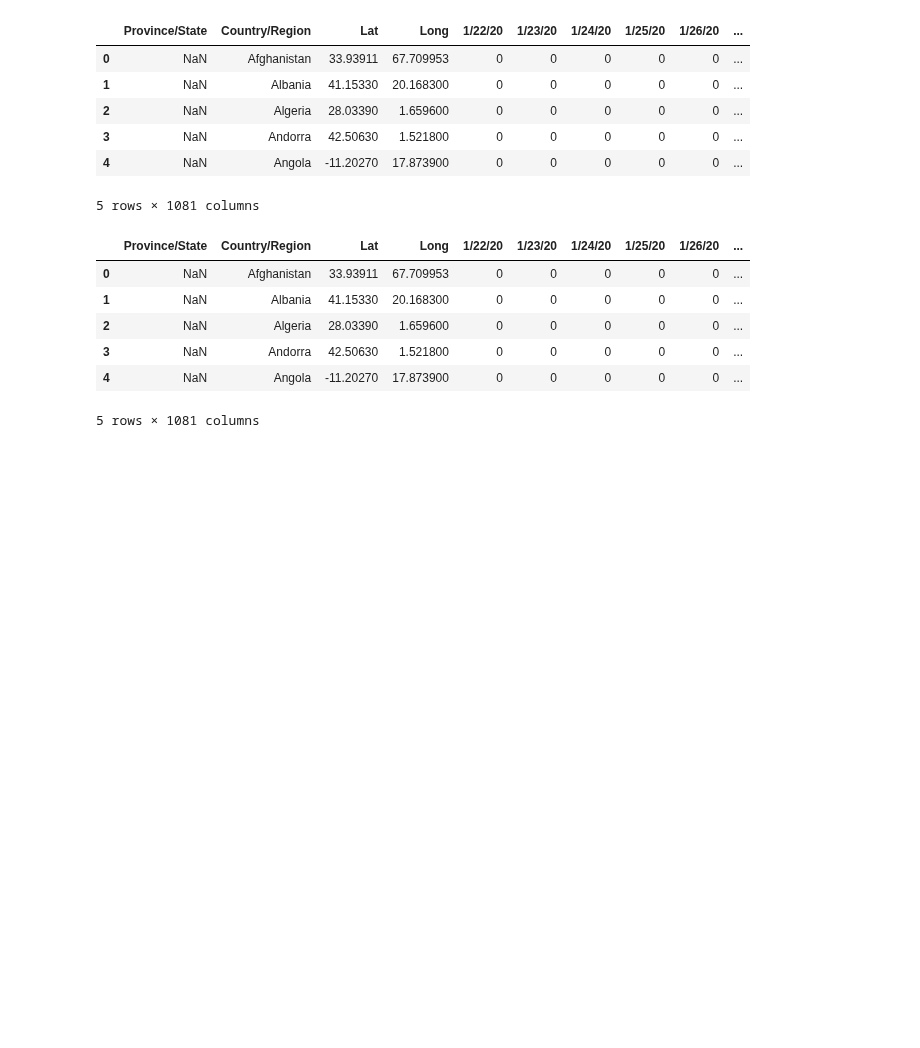
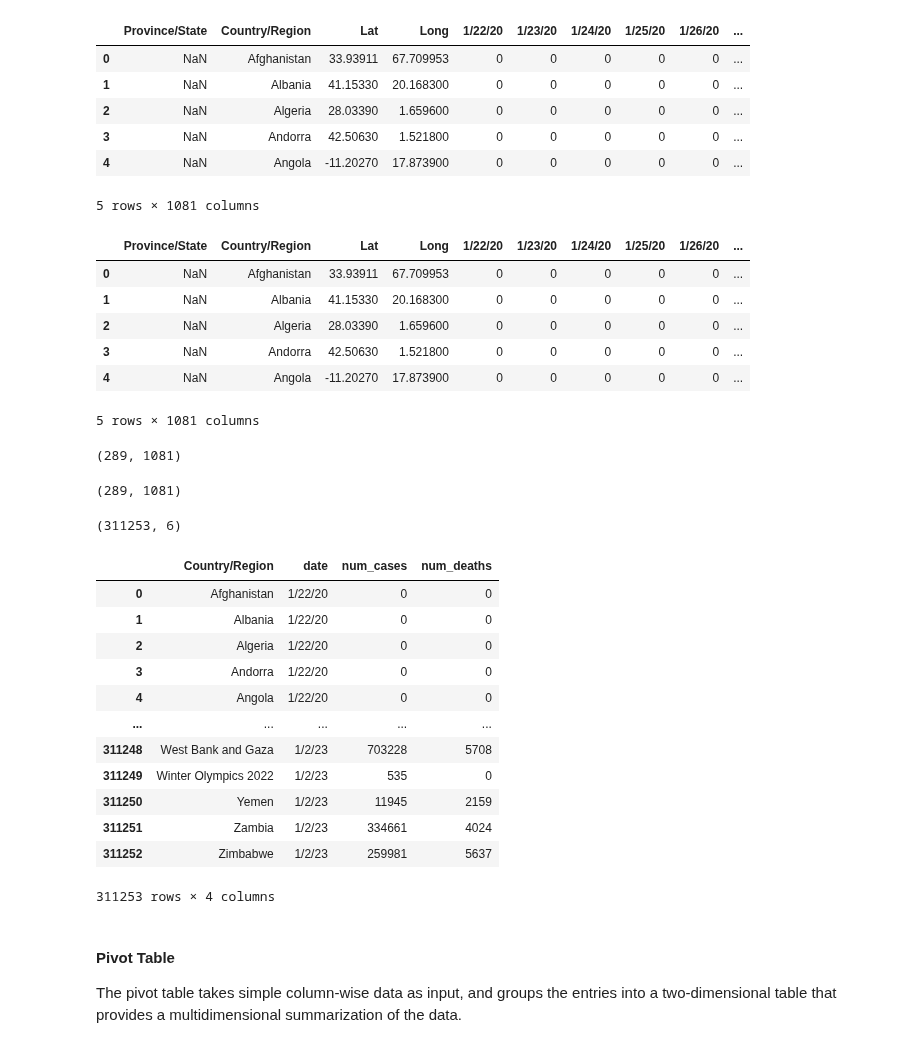
Before and after one commit to thekushak0003/My-DSMP-Journey, a Jupyter notebook: sessions files/session21.ipynb, the cells around one changed output. Cells and saved outputs as stored; diff of their text form; code cells hidden in the pictures; blank space fills up the shorter version.

```diff
--- a/sessions files/session21.ipynb
+++ b/sessions files/session21.ipynb
@@ -438,3 +438,38 @@ confirm.head()
 | 3 | NaN | Andorra | 42.50630 | 1.521800 | 0 | 0 | 0 | 0 | 0 | ... |
 | 4 | NaN | Angola | -11.20270 | 17.873900 | 0 | 0 | 0 | 0 | 0 | ... |
 5 rows × 1081 columns
+# %%
+death.shape
+# %% [output]
+(289, 1081)
+# %%
+confirm.shape
+# %% [output]
+(289, 1081)
+# %%
+death = death.melt(id_vars=['Province/State','Country/Region','Lat','Long'],var_name='date',value_name='num_deaths')
+confirm = confirm.melt(id_vars=['Province/State','Country/Region','Lat','Long'],var_name='date',value_name='num_cases')
+# %%
+death.shape
+# %% [output]
+(311253, 6)
+# %%
+confirm.merge(death,on=['Province/State','Country/Region','Lat','Long','date'])[['Country/Region','date','num_cases','num_deaths']]
+# %% [output]
+|  | Country/Region | date | num_cases | num_deaths |
+| 0 | Afghanistan | 1/22/20 | 0 | 0 |
+| 1 | Albania | 1/22/20 | 0 | 0 |
+| 2 | Algeria | 1/22/20 | 0 | 0 |
+| 3 | Andorra | 1/22/20 | 0 | 0 |
+| 4 | Angola | 1/22/20 | 0 | 0 |
+| ... | ... | ... | ... | ... |
+| 311248 | West Bank and Gaza | 1/2/23 | 703228 | 5708 |
+| 311249 | Winter Olympics 2022 | 1/2/23 | 535 | 0 |
+| 311250 | Yemen | 1/2/23 | 11945 | 2159 |
+| 311251 | Zambia | 1/2/23 | 334661 | 4024 |
+| 311252 | Zimbabwe | 1/2/23 | 259981 | 5637 |
+311253 rows × 4 columns
+# %% [markdown]
+#### Pivot Table
+
+The pivot table takes simple column-wise data as input, and groups the entries into a two-dimensional table that provides a multidimensional summarization of the data.
```
